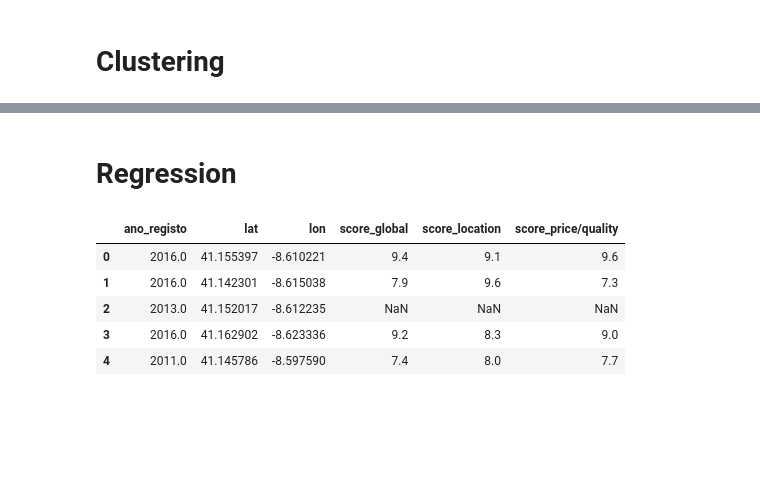
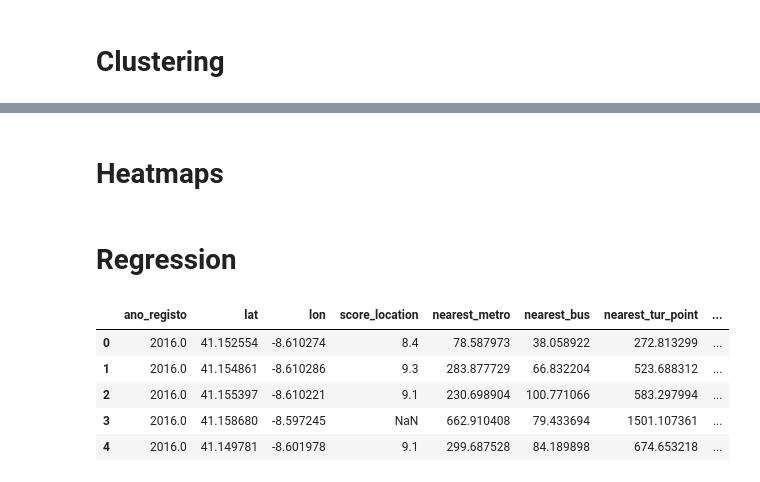
Before and after one commit to msramalho/hackacity2019, a Jupyter notebook: Analysis.ipynb, the cells around one changed output, grey strips where cells are left out. Drawn from its saved outputs; the diff is of its cells as text; code cells hidden in the pictures; blank space fills up the shorter version.

```diff
--- a/Analysis.ipynb
+++ b/Analysis.ipynb
@@ -3,7 +3,7 @@
 # %%
 import pandas as pd
 # %%
-df = pd.read_csv("final_dataset.csv")
+df = pd.read_csv("dataset_com_features.csv")
 df.head(5)
 # %% [output]
 |  | id | nome | ano_registo | type | n_reg | lat | lon | score_global | score_location | ... |
@@ -105,0 +92,2 @@ ideal clusters =  2 with a gain of 561.3536917809397
+# %% [markdown]
+# Heatmaps
@@ -108,13 +115,13 @@ ideal clusters =  2 with a gain of 561.3536917809397
 # %%
 from sklearn.linear_model import LinearRegression
 # %%
-df_r = df[["ano_registo", "lat", "lon", "score_global", "score_location", "score_price/quality"]]
+df_r = df[["ano_registo", "lat", "lon", "score_location", "nearest_metro", "nearest_bus", "nearest_tur_point", "POI_closer_than_1000"]]
 # df_r.dropna(inplace=True)
 df_r.head(5)
 # %% [output]
-|  | ano_registo | lat | lon | score_global | score_location | score_price/quality |
-| 0 | 2016.0 | 41.155397 | -8.610221 | 9.4 | 9.1 | 9.6 |
-| 1 | 2016.0 | 41.142301 | -8.615038 | 7.9 | 9.6 | 7.3 |
-| 2 | 2013.0 | 41.152017 | -8.612235 | NaN | NaN | NaN |
-| 3 | 2016.0 | 41.162902 | -8.623336 | 9.2 | 8.3 | 9.0 |
-| 4 | 2011.0 | 41.145786 | -8.597590 | 7.4 | 8.0 | 7.7 |
+|  | ano_registo | lat | lon | score_location | nearest_metro | nearest_bus | nearest_tur_point | ... |
+| 0 | 2016.0 | 41.152554 | -8.610274 | 8.4 | 78.587973 | 38.058922 | 272.813299 | ... |
+| 1 | 2016.0 | 41.154861 | -8.610286 | 9.3 | 283.877729 | 66.832204 | 523.688312 | ... |
+| 2 | 2016.0 | 41.155397 | -8.610221 | 9.1 | 230.698904 | 100.771066 | 583.297994 | ... |
+| 3 | 2016.0 | 41.158680 | -8.597245 | NaN | 662.910408 | 79.433694 | 1501.107361 | ... |
+| 4 | 2016.0 | 41.149781 | -8.601978 | 9.1 | 299.687528 | 84.189898 | 674.653218 | ... |
```
Also changed, not shown: parts of 16 cells of this notebook.
